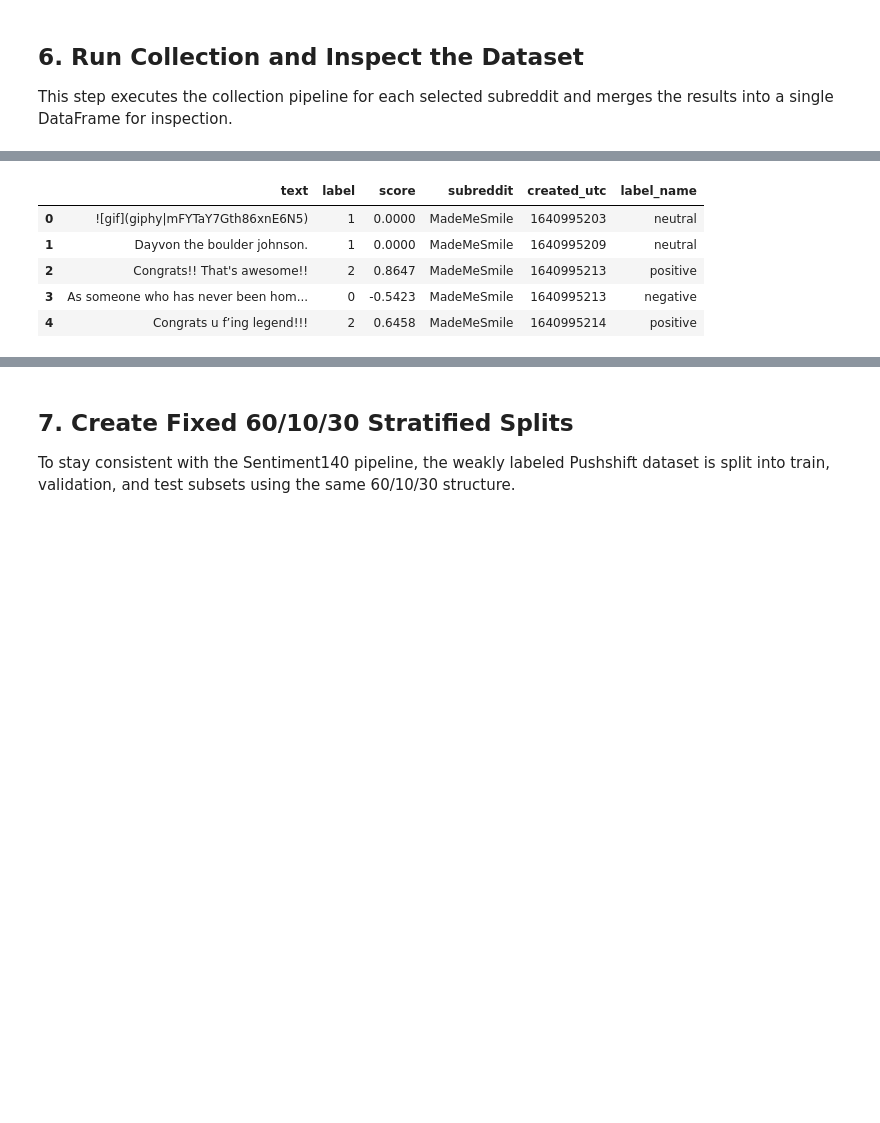
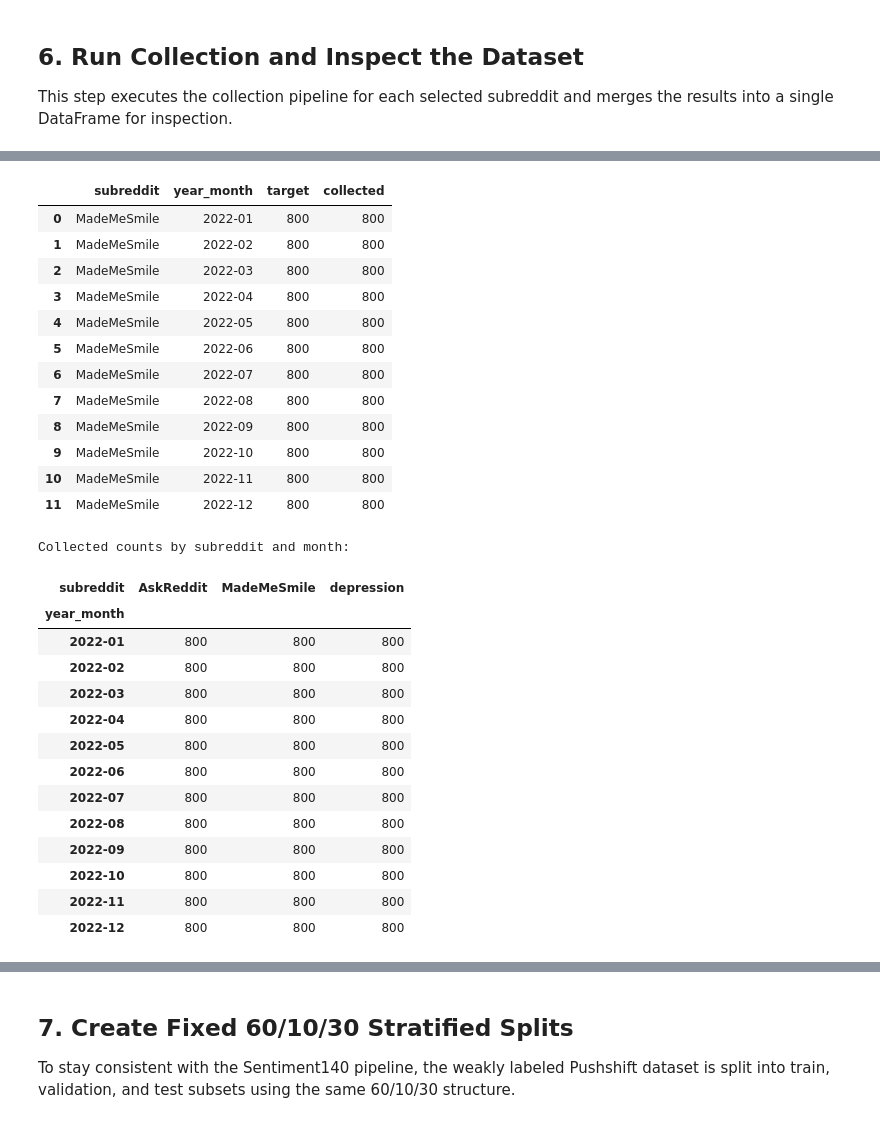
Before and after one commit to seventh720/Graduation_Thesis, a Jupyter notebook: Code/notebooks/pushshift_data.ipynb, the cells around one changed output, grey strips where cells are left out. Cells and saved outputs as stored; diff of their text form; code cells hidden in the pictures; blank space fills up the shorter version.

```diff
--- a/Code/notebooks/pushshift_data.ipynb
+++ b/Code/notebooks/pushshift_data.ipynb
@@ -167,7 +167,11 @@ import time
 SUBREDDITS = ["MadeMeSmile", "depression", "AskReddit"]
 START_DATE = "2022-01-01"
 END_DATE = "2022-12-31"
-TARGET_PER_SUBREDDIT = 10000
+
+# Use a monthly quota so the final dataset covers the full year.
+TARGET_PER_SUBREDDIT = 9600
+MONTHLY_TARGET = 800
+
 PAGE_SIZE = 500
 API = "https://api.pullpush.io/reddit/search/comment/"
 RANDOM_STATE = 42
@@ -176,5 +180,7 @@ OUTPUT_DATA_PATH = DATASET_DIR / "reddit_vader_dataset.csv"
 CONFIG_PATH = CONFIG_DIR / "pushshift_data_collection_config.json"
 
 print("Output dataset path:", OUTPUT_DATA_PATH.resolve())
+print("Monthly target per subreddit:", MONTHLY_TARGET)
+print("Approximate yearly target per subreddit:", TARGET_PER_SUBREDDIT)
 # %% [output]
 Output dataset path: /Users/victor/Desktop/Graduation_Thesis/Dataset/pushshift/reddit_vader_dataset.csv
@@ -270,14 +352,19 @@ def fetch(subreddit, start_ts, end_ts, target_n):
 
 This step executes the collection pipeline for each selected subreddit and merges the results into a single DataFrame for inspection.
 # %%
-start_ts = to_unix(START_DATE)
-end_ts = to_unix(END_DATE)
+all_data = []
+collection_stats = []
 
-all_data = []
 for sr in SUBREDDITS:
-    print(f"Fetching {sr} ...")
-    data = fetch(sr, start_ts, end_ts, TARGET_PER_SUBREDDIT)
+    print(f"Fetching balanced yearly data for {sr} ...")
+    data, stats = fetch_year_balanced(
+        subreddit=sr,
+        start_date=START_DATE,
+        end_date=END_DATE,
+        monthly_target=MONTHLY_TARGET,
+    )
     all_data.extend(data)
+    collection_stats.extend(stats)
 
 df = pd.DataFrame(all_data)
 
@@ -286,6 +373,10 @@ if df.empty:
 
 label_name_map = {0: "negative", 1: "neutral", 2: "positive"}
 df["label_name"] = df["label"].map(label_name_map)
+df["created_dt"] = pd.to_datetime(df["created_utc"], unit="s", utc=True, errors="coerce")
+df["year_month"] = df["created_dt"].dt.to_period("M").astype(str)
+
+collection_stats_df = pd.DataFrame(collection_stats)
 
 print("Dataset shape:", df.shape)
 print("Label distribution:")
@@ -293,5 +384,18 @@ print(df["label"].value_counts().sort_index())
 print("Subreddit distribution:")
 print(df["subreddit"].value_counts())
 
+print("\nMonthly collection summary (first rows):")
+display(collection_stats_df.head(12))
+
+print("\nCollected counts by subreddit and month:")
+display(
+    collection_stats_df.pivot(index="year_month", columns="subreddit", values="collected")
+    .fillna(0)
+    .astype(int)
+)
+
+print("\nObserved datetime range:")
+print(df["created_dt"].min(), "->", df["created_dt"].max())
+
 df.head()
 # %% [output]
@@ -315,6 +419,28 @@ Name: count, dtype: int64
-|  | text | label | score | subreddit | created_utc | label_name |
-| 0 | ![gif](giphy|mFYTaY7Gth86xnE6N5) | 1 | 0.0000 | MadeMeSmile | 1640995203 | neutral |
-| 1 | Dayvon the boulder johnson. | 1 | 0.0000 | MadeMeSmile | 1640995209 | neutral |
-| 2 | Congrats!! That's awesome!! | 2 | 0.8647 | MadeMeSmile | 1640995213 | positive |
-| 3 | As someone who has never been hom... | 0 | -0.5423 | MadeMeSmile | 1640995213 | negative |
-| 4 | Congrats u f’ing legend!!! | 2 | 0.6458 | MadeMeSmile | 1640995214 | positive |
+|  | subreddit | year_month | target | collected |
+| 0 | MadeMeSmile | 2022-01 | 800 | 800 |
+| 1 | MadeMeSmile | 2022-02 | 800 | 800 |
+| 2 | MadeMeSmile | 2022-03 | 800 | 800 |
+| 3 | MadeMeSmile | 2022-04 | 800 | 800 |
+| 4 | MadeMeSmile | 2022-05 | 800 | 800 |
+| 5 | MadeMeSmile | 2022-06 | 800 | 800 |
+| 6 | MadeMeSmile | 2022-07 | 800 | 800 |
+| 7 | MadeMeSmile | 2022-08 | 800 | 800 |
+| 8 | MadeMeSmile | 2022-09 | 800 | 800 |
+| 9 | MadeMeSmile | 2022-10 | 800 | 800 |
+| 10 | MadeMeSmile | 2022-11 | 800 | 800 |
+| 11 | MadeMeSmile | 2022-12 | 800 | 800 |
+Collected counts by subreddit and month:
+| subreddit | AskReddit | MadeMeSmile | depression |
+| year_month |  |  |  |
+| 2022-01 | 800 | 800 | 800 |
+| 2022-02 | 800 | 800 | 800 |
+| 2022-03 | 800 | 800 | 800 |
+| 2022-04 | 800 | 800 | 800 |
+| 2022-05 | 800 | 800 | 800 |
+| 2022-06 | 800 | 800 | 800 |
+| 2022-07 | 800 | 800 | 800 |
+| 2022-08 | 800 | 800 | 800 |
+| 2022-09 | 800 | 800 | 800 |
+| 2022-10 | 800 | 800 | 800 |
+| 2022-11 | 800 | 800 | 800 |
+| 2022-12 | 800 | 800 | 800 |
```
Also changed, not shown: parts of 6 cells of this notebook, 1 other file.
